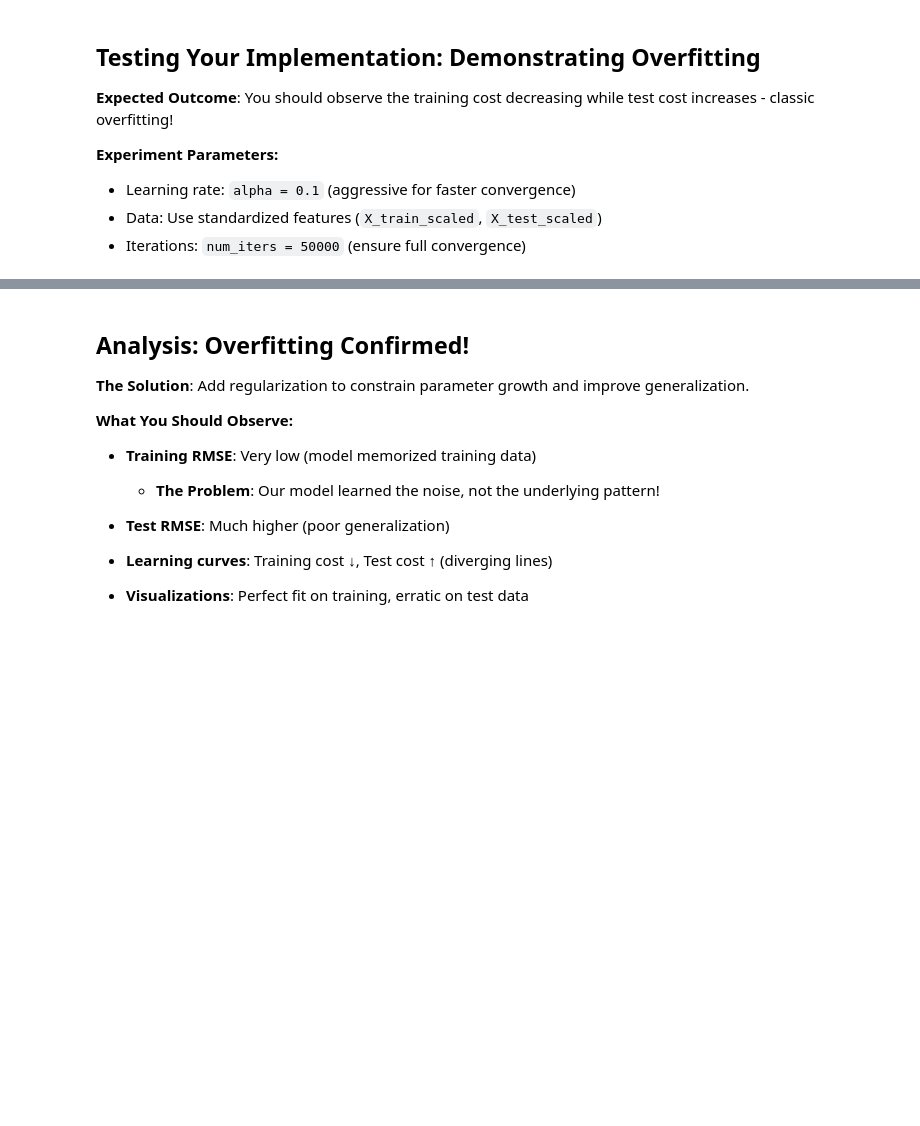
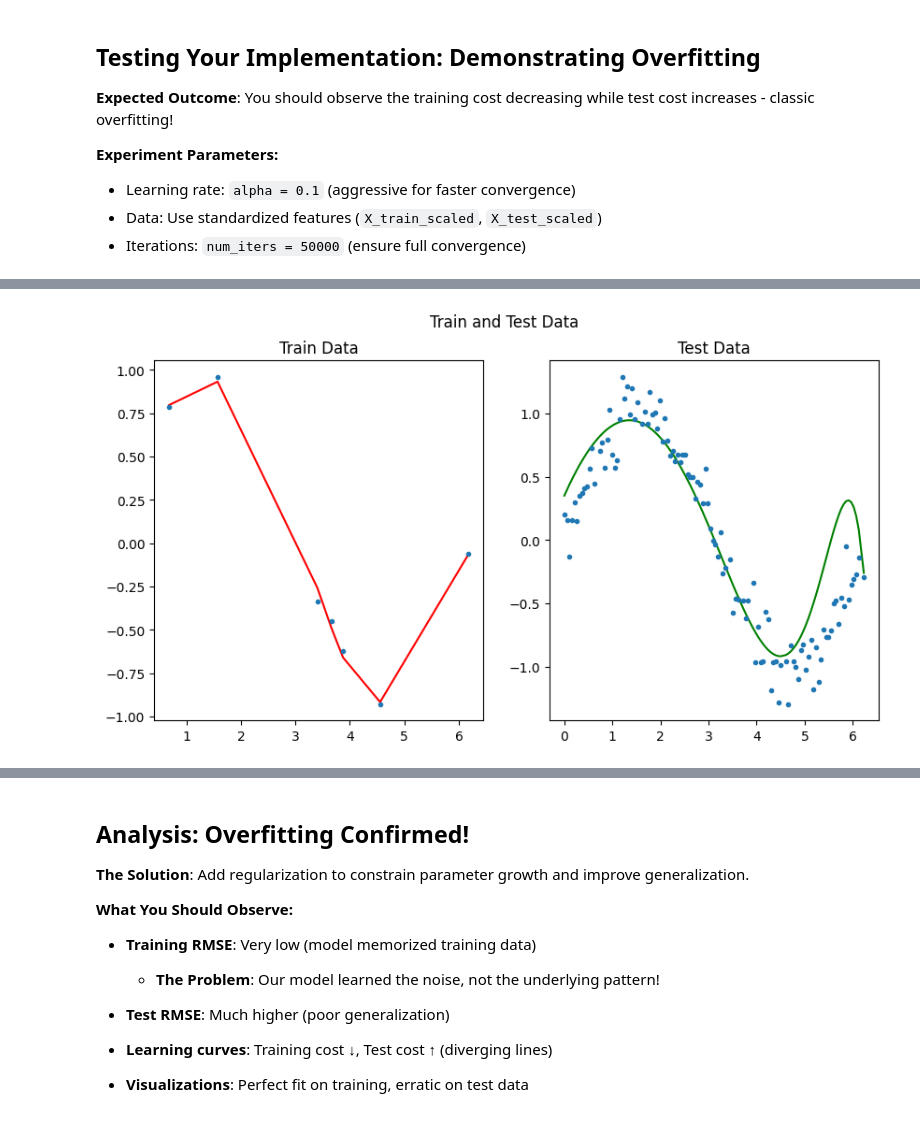
Before and after one commit to trumpetman9/stat362, a Jupyter notebook: instructor/quizzes/week 4/regularized_gd.ipynb, the cells around one changed output, grey strips where cells are left out. Saved outputs shown, nothing was run; the diff lists cells and outputs as text; code cells hidden in the pictures; blank space fills up the shorter version.

```diff
--- a/instructor/quizzes/week 4/regularized_gd.ipynb
+++ b/instructor/quizzes/week 4/regularized_gd.ipynb
@@ -185,6 +221,12 @@ def compute_gradient_matrix(X, y, w):
     """
 
     # TODO: Implement vectorized gradient calculation    # Formula: dJ/dw = (1/m) * X.T * (X*w - y)
+    m = X.shape[0]
+
+    predictions = X @ w
+    error = predictions - y
+
+    return (X.T @ error) / m
 # %% [markdown]
 ## Enhanced Gradient Descent: Tracking Overfitting in Real-Time
 
@@ -220,6 +262,22 @@ def gradient_descent_matrix(X, y, X_test, y_test, w_in, alpha, num_iters):
       """
 
     # implement the batch gradient descent algorithm using the compute_gradient and compute_cost functions
+    w = copy.deepcopy(w_in)
+    J_history = []
+    test_J_history = []
+
+    for i in range(num_iters):
+        gradient = compute_gradient_matrix(X, y, w)
+        w = w - alpha * gradient
+        train_cost = compute_cost_matrix(X, y, w)
+        test_cost = compute_cost_matrix(X_test, y_test, w)
+        J_history.append(train_cost)
+        test_J_history.append(test_cost)
+
+        if i % 1000 == 0:
+            print(f'train mse at {i}th iteration: {train_cost}')
+            print(f'test mse at {i}th iteration: {test_cost}')
+
 
     return w, J_history, test_J_history
 # %% [markdown]
@@ -235,3 +293,18 @@ def gradient_descent_matrix(X, y, X_test, y_test, w_in, alpha, num_iters):
 # %%
 # Do the gradient descent with the scaled data
 # add a column of ones to the X_train
+m, n = X_train.shape
+m_test = X_test.shape[0]
+
+ones_column_train = np.ones((m, 1))
+ones_column_test = np.ones((m_test, 1))
+
+
+X_train_scaled_1 = np.c_[ones_column_train, X_train_scaled]
+X_test_scaled_1 = np.c_[ones_column_test, X_test_scaled]
+
+
+w_in = np.zeros((n+1,))
+
+
+GD_w, J_history, test_J_history = gradient_descent_matrix(X_train_scaled_1, y_train, X_test_scaled_1, y_test, w_in, 0.1, 50000)
@@ -256,14 +349,16 @@ plt.show()
 # %%
 # plot the model on the train and test data
 fig, axs = plt.subplots(1, 2, figsize=(10,5))
 fig.suptitle('Train and Test Data')
-axs[0].plot(X_train[:, 0:1], X_train_scaled_1 @ w, 'r')
+axs[0].plot(X_train[:, 0:1], X_train_scaled_1 @ GD_w, 'r')
 axs[0].plot(X_train[:, 0:1], y_train, '.')
 axs[0].set_title('Train Data')
-axs[1].plot(X_test[:, 0:1], X_test_scaled_1 @ w, 'g')
+axs[1].plot(X_test[:, 0:1], X_test_scaled_1 @ GD_w, 'g')
 axs[1].plot(X_test[:, 0:1], y_test, '.')
 axs[1].set_title('Test Data')
 plt.show()
+# %% [output]
+[figure, added]
 # %%
 # output the final RMSE for the training and test set
 gd_rmse_train = math.sqrt(J_history[-1])
```
Also changed, not shown: parts of 29 cells of this notebook, 3 other files.
